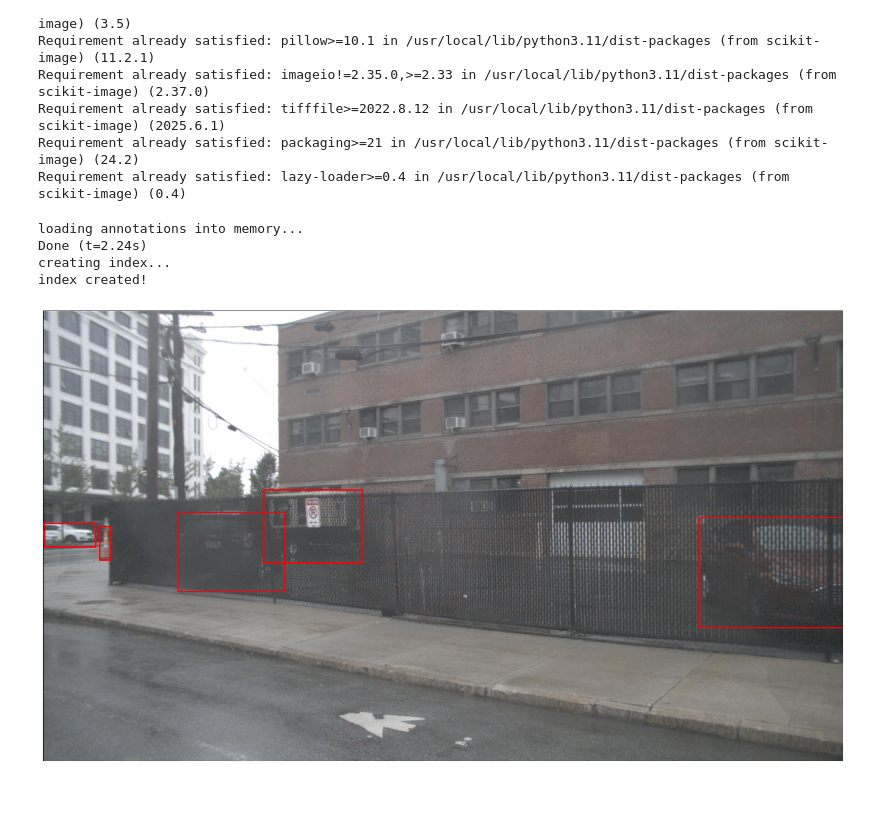
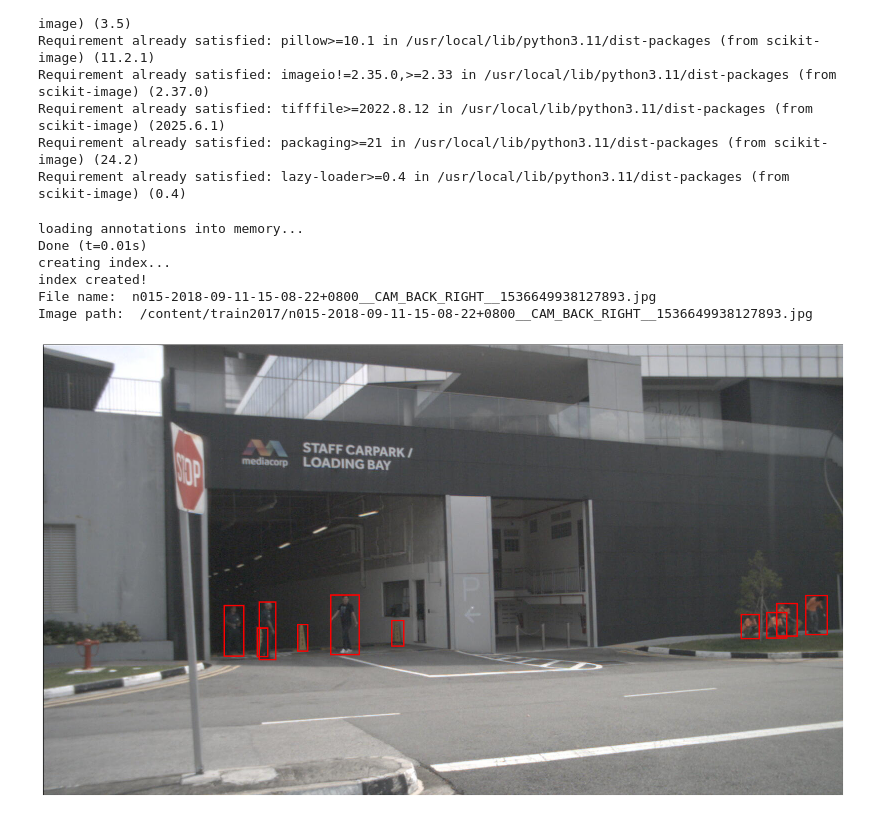
Before and after one commit to mgemaakbar/AACV, a Jupyter notebook: detr_data_prep.ipynb, the cells around one changed output. Saved outputs shown, nothing was run; the diff lists cells and outputs as text; code cells hidden in the pictures.

Commit message:
training run 1st try.

```diff
--- a/detr_data_prep.ipynb
+++ b/detr_data_prep.ipynb
@@ -152,41 +168,45 @@ import cv2
 import os
 import random
 
-ann_file = '/content/val.json'
-img_dir = '/content/val/'
+ann_file = '/content/train.json'
+img_dir = '/content/train2017/'
 
 coco = COCO(ann_file)
 
 imgIds = coco.getImgIds()
 img_id = imgIds[random.randint(1, len(imgIds)-1)]
 img_info = coco.loadImgs(img_id)[0]
+print ("File name: ", img_info['file_name'])
 img_path = os.path.join(img_dir, img_info['file_name'])
+print ("Image path: ", img_path)
 
 img = cv2.imread(img_path)
 img = cv2.cvtColor(img, cv2.COLOR_BGR2RGB)
 
 ann_ids = coco.getAnnIds(imgIds=img_id)
 anns = coco.loadAnns(ann_ids)
 
 dpi = 100
 height, width = img.shape[:2]
 figsize = (width / dpi, height / dpi)
 
 fig, ax = plt.subplots(1, figsize=figsize, dpi=dpi)
 ax.imshow(img)
 
 for ann in anns:
     x, y, w, h = ann['bbox']
     rect = patches.Rectangle((x, y), w, h, linewidth=2,
                              edgecolor='r', facecolor='none')
     ax.add_patch(rect)
 
 ax.axis('off')
 plt.tight_layout(pad=0)
 plt.show()
 # %% [output]
 loading annotations into memory...
-Done (t=2.24s)
+Done (t=0.01s)
 creating index...
 index created!
+File name:  n015-2018-09-11-15-08-22+0800__CAM_BACK_RIGHT__1536649938127893.jpg
+Image path:  /content/train2017/n015-2018-09-11-15-08-22+0800__CAM_BACK_RIGHT__1536649938127893.jpg
-[figure, old version]
+[figure, new version]
```
Also changed, not shown: parts of 15 cells of this notebook, 1 other file.
